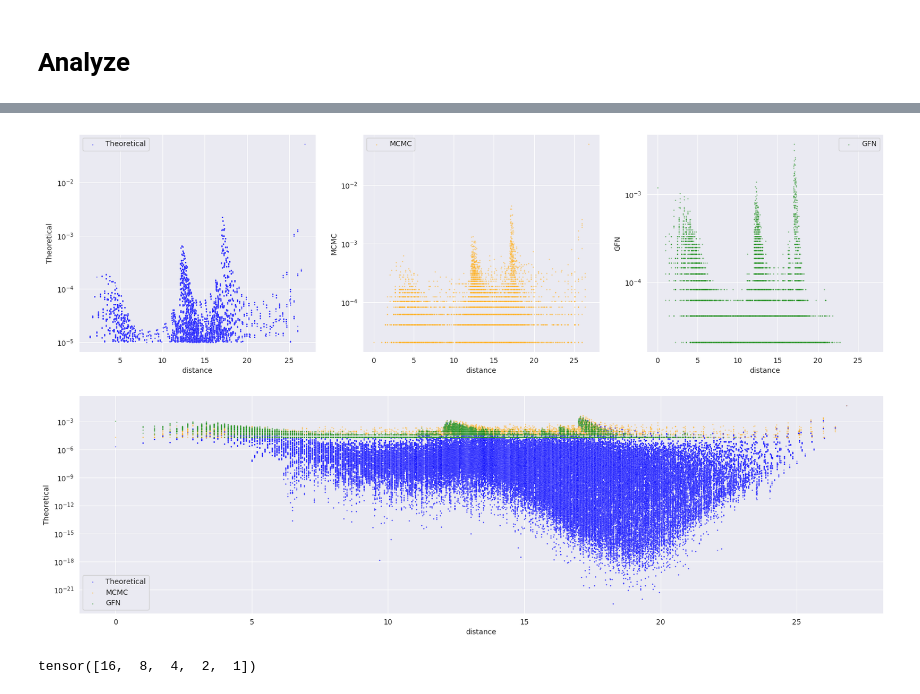
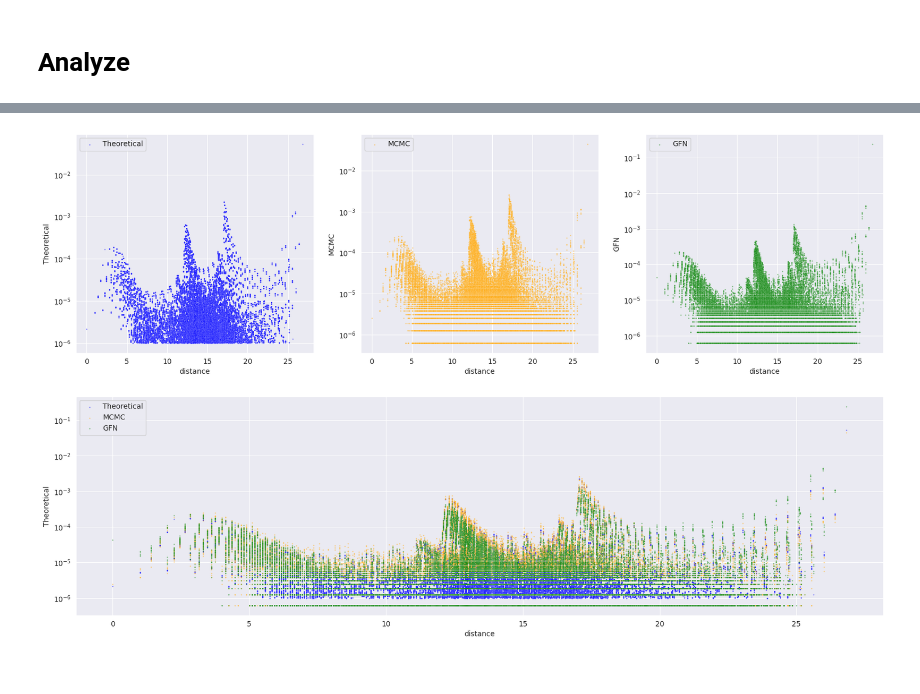
Before and after one commit to JosephRRB/torchgfn_spinfoams, a Jupyter notebook: notebooks/[Thanos] Generate and Analyze.ipynb, the cells around one changed output, grey strips where cells are left out. Cells and saved outputs as stored; diff of their text form; code cells hidden in the pictures.

Commit message:
Results for grid end as only terminating states. Seem to be closer to MCMC and theoretical reward.

```diff
--- a/notebooks/[Thanos] Generate and Analyze.ipynb
+++ b/notebooks/[Thanos] Generate and Analyze.ipynb
@@ -16,7 +16,7 @@ spin_j = 6
 
 env_name = f"single vertex spinfoam/j={float(spin_j)}"
 batch_size = 16
-n_iterations = int(3e3)
+n_iterations = int(1e5)
 
 vertex = np.load(f"{ROOT_DIR}/data/EPRL_vertices/Python/Dl_20/vertex_j_{float(spin_j)}.npz")
 sq_ampl = vertex**2
@@ -35,7 +37,7 @@ from src.grid_environments.base import BaseGrid
 from src.trainers.trainer import train_gfn
 
 loss_params = {
-    "weighing": "geometric_within",
+    "weighing": "DB",
     "lamda": 0.9,
 }
 replay_params = {
@@ -297,33 +297,33 @@ df = pd.DataFrame(
         "GFN": gfn_distributions_over_time_flattened
      }
 )
 
 df["distance"] = df["Coordinates"].apply(lambda x: np.sqrt(sum(x**2)))
 s = 3
 alpha = 0.5
 
 sns.set_style("darkgrid")
 fig = plt.figure(figsize=(20, 12))
 
 gs = fig.add_gridspec(2, 3)
 ax1 = fig.add_subplot(gs[0, 0])
 ax2 = fig.add_subplot(gs[0, 1])
 ax3 = fig.add_subplot(gs[0, 2])
 ax4 = fig.add_subplot(gs[1, :])
 
 ax1.set_yscale("log")
 ax2.set_yscale("log")
 ax3.set_yscale("log")
 ax4.set_yscale("log")
 
-sns.scatterplot(x=df["distance"], y=df[df.Theoretical > 10**(-5)].Theoretical, label="Theoretical", s=s, alpha=alpha, ax=ax1, color="blue")
+sns.scatterplot(x=df["distance"], y=df[df.Theoretical > 10**(-6)].Theoretical, label="Theoretical", s=s, alpha=alpha, ax=ax1, color="blue")
 sns.scatterplot(x=df["distance"], y=df["MCMC"], label="MCMC", s=s, alpha=alpha, ax=ax2, color="orange")
 sns.scatterplot(x=df["distance"], y=df["GFN"], label="GFN", s=s, alpha=alpha, ax=ax3, color="green")
 
-sns.scatterplot(x=df["distance"], y=df["Theoretical"], label="Theoretical", s=s, alpha=alpha, ax=ax4, color="blue")
+sns.scatterplot(x=df["distance"], y=df[df.Theoretical > 10**(-6)].Theoretical, label="Theoretical", s=s, alpha=alpha, ax=ax4, color="blue")
 sns.scatterplot(x=df["distance"], y=df["MCMC"], label="MCMC", s=s, alpha=alpha, ax=ax4, color="orange")
 sns.scatterplot(x=df["distance"], y=df["GFN"], label="GFN", s=s, alpha=alpha, ax=ax4, color="green")
 
 plt.show()
 # %% [output]
-[figure, old version]
+[figure, new version]
@@ -332,4 +329,0 @@ import torch
-# %%
-2 ** torch.arange(5 - 1, -1, -1)
-# %% [output]
-tensor([16,  8,  4,  2,  1])
```
Also changed, not shown: parts of 11 cells of this notebook.
